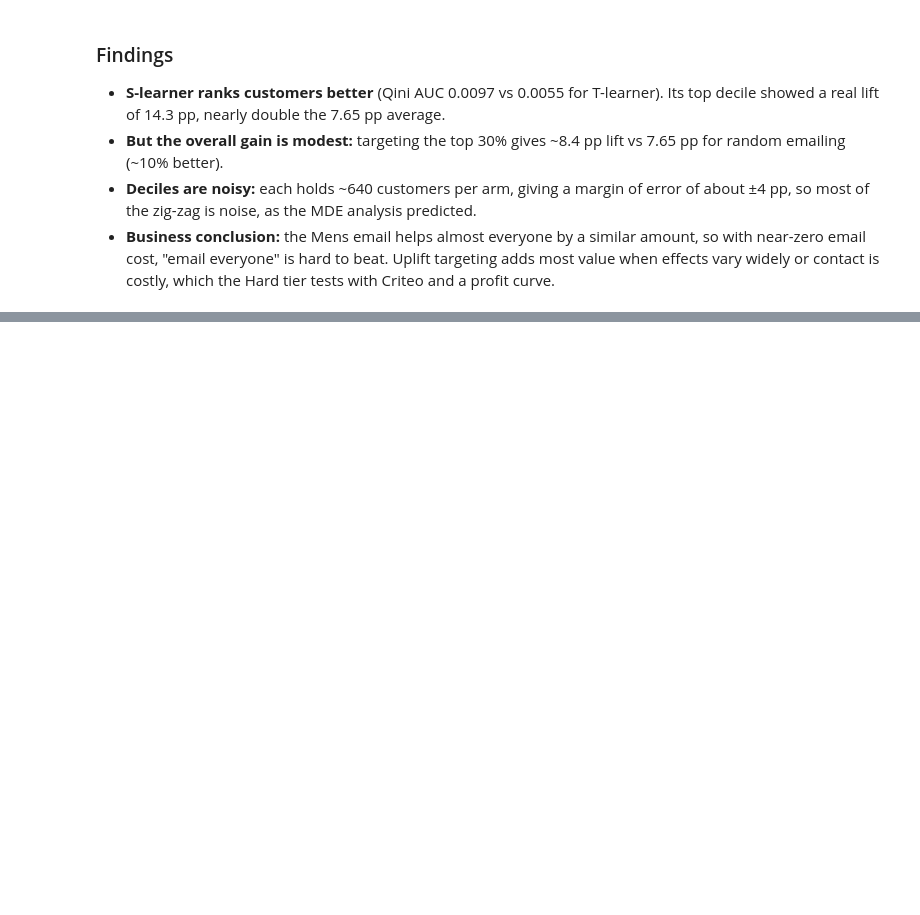
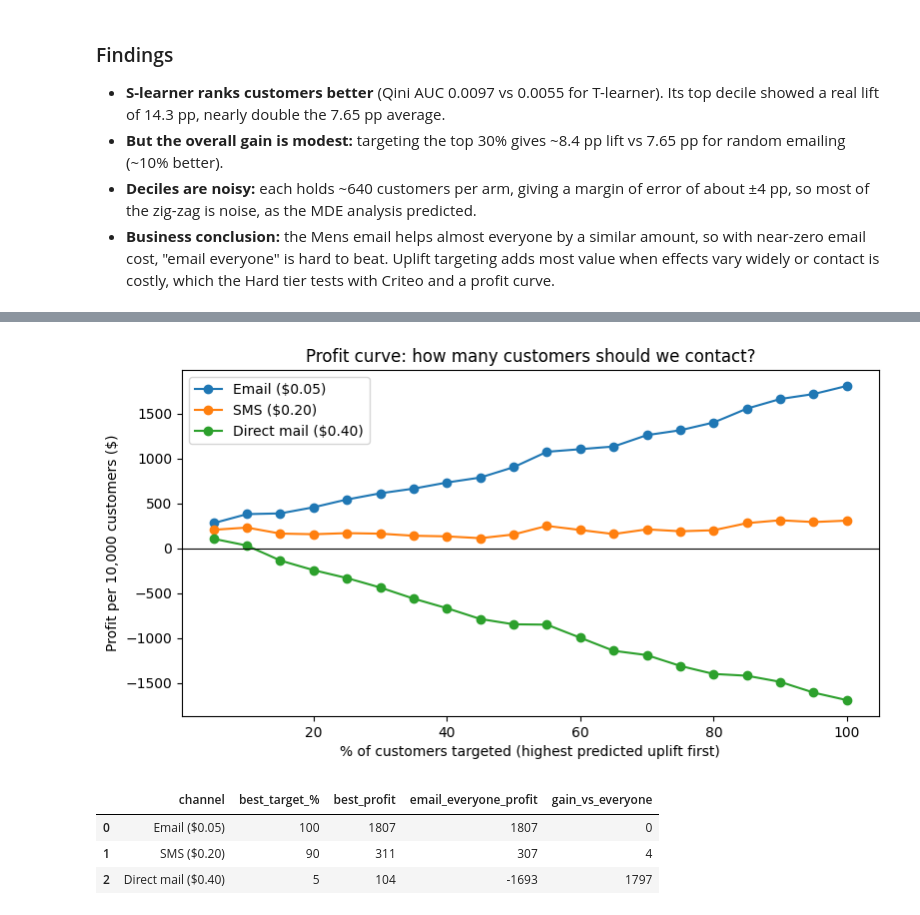
Before and after one commit to SKM1919/liftlens, a Jupyter notebook: notebooks/02_uplift_models.ipynb, the cells around one changed output, grey strips where cells are left out. Drawn from its saved outputs; the diff is of its cells as text; code cells hidden in the pictures; blank space fills up the shorter version.

Commit message:
Complete Medium tier: targeting policy and profit curve.

```diff
--- a/notebooks/02_uplift_models.ipynb
+++ b/notebooks/02_uplift_models.ipynb
@@ -197,0 +216,30 @@ scores.round(4)
+# %%
+COSTS = {
+    'Email ($0.05)': 0.05,
+    'SMS ($0.20)': 0.20,
+    'Direct mail ($0.40)': 0.40,
+}
+
+# Sort test customers by S-learner predicted uplift, best first
+d = (pd.DataFrame({'uplift': uplift_s, 'y': y_test.values, 't': t_test.values})
+       .sort_values('uplift', ascending=False)
+       .reset_index(drop=True))
+n_total = len(d)
+
+rows = []
+for frac in np.arange(0.05, 1.0001, 0.05):
+    top = d.iloc[:int(round(frac * n_total))]
+    # REAL lift among the customers we'd target (from the experiment)
+    lift = top.loc[top.t == 1, 'y'].mean() - top.loc[top.t == 0, 'y'].mean()
+    extra_visits = lift * len(top)
+    for channel, cost in COSTS.items():
+        profit = extra_visits * VALUE_PER_VISIT - cost * len(top)
+        rows.append({
+            'channel': channel,
+            'target_%': round(frac * 100),
+            'lift_pp': round(lift * 100, 2),
+            'profit_per_10k': round(profit / n_total * 10_000),
+        })
+
+policy = pd.DataFrame(rows)
+policy.head()
@@ -197,0 +253,32 @@ scores.round(4)
+# %%
+plt.figure(figsize=(9, 4.5))
+for channel in COSTS:
+    sub = policy[policy['channel'] == channel]
+    plt.plot(sub['target_%'], sub['profit_per_10k'], marker='o', label=channel)
+plt.axhline(0, color='black', linewidth=0.8)
+plt.xlabel('% of customers targeted (highest predicted uplift first)')
+plt.ylabel('Profit per 10,000 customers ($)')
+plt.title('Profit curve: how many customers should we contact?')
+plt.legend()
+plt.show()
+# %% [output]
+[figure, added]
+# %%
+summary = []
+for channel in COSTS:
+    sub = policy[policy['channel'] == channel]
+    best = sub.loc[sub['profit_per_10k'].idxmax()]
+    everyone = sub[sub['target_%'] == 100].iloc[0]
+    summary.append({
+        'channel': channel,
+        'best_target_%': best['target_%'],
+        'best_profit': best['profit_per_10k'],
+        'email_everyone_profit': everyone['profit_per_10k'],
+        'gain_vs_everyone': best['profit_per_10k'] - everyone['profit_per_10k'],
+    })
+pd.DataFrame(summary)
+# %% [output]
+|  | channel | best_target_% | best_profit | email_everyone_profit | gain_vs_everyone |
+| 0 | Email ($0.05) | 100 | 1807 | 1807 | 0 |
+| 1 | SMS ($0.20) | 90 | 311 | 307 | 4 |
+| 2 | Direct mail ($0.40) | 5 | 104 | -1693 | 1797 |
```
Also changed, not shown: parts of 3 cells of this notebook.
